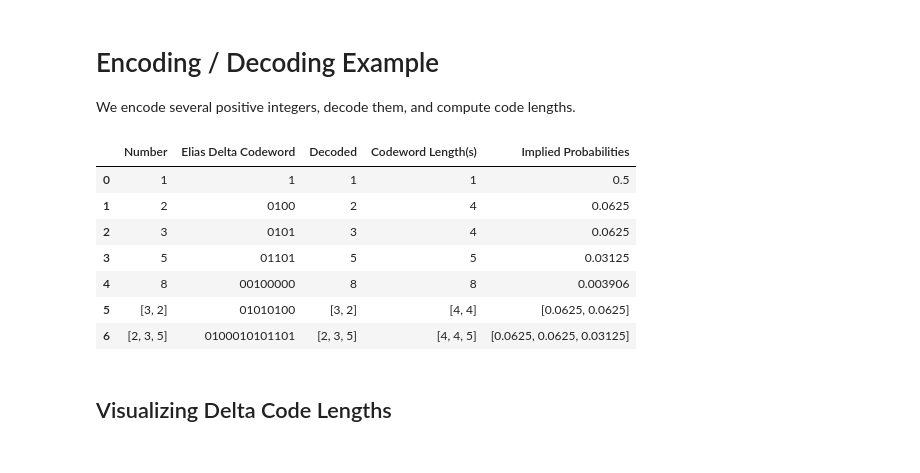
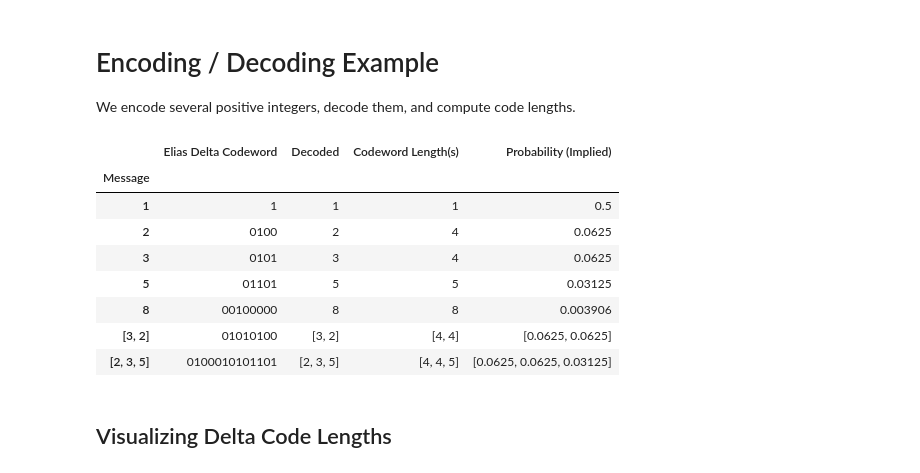
Before and after one commit to jagraves21/mdl-principle, a Jupyter notebook: coding-theory/notebooks/03-elias-delta-code.ipynb, the cells around one changed output. Drawn from its saved outputs; the diff is of its cells as text; code cells hidden in the pictures.

```diff
--- a/coding-theory/notebooks/03-elias-delta-code.ipynb
+++ b/coding-theory/notebooks/03-elias-delta-code.ipynb
@@ -142,28 +142,30 @@ We encode several positive integers, decode them, and compute code lengths.
 # %%
 numbers = [1, 2, 3, 5, 8, [3,2], [2,3,5]]
 encoded = [delta_encode(number) for number in numbers]
 decoded = [delta_decode(code) for code in encoded]
 lengths = [delta_length(number) for number in numbers]
 probs = [delta_implied_probability(number) for number in numbers]
 
 results_df = pd.DataFrame(
-    list(zip(numbers, encoded, decoded, lengths, probs)),
+    list(zip(encoded, decoded, lengths, probs)),
+    index=pd.Index(numbers, name="Message"),
     columns=[
-        "Number", "Elias Delta Codeword", "Decoded", "Codeword Length(s)", "Implied Probabilities"
+        "Elias Delta Codeword", "Decoded", "Codeword Length(s)", "Probability (Implied)"
     ]
 )
 
 with pd.option_context("display.max_rows", None, "display.max_columns", None):
     display(results_df)
 # %% [output]
-|  | Number | Elias Delta Codeword | Decoded | Codeword Length(s) | Implied Probabilities |
-| 0 | 1 | 1 | 1 | 1 | 0.5 |
-| 1 | 2 | 0100 | 2 | 4 | 0.0625 |
-| 2 | 3 | 0101 | 3 | 4 | 0.0625 |
-| 3 | 5 | 01101 | 5 | 5 | 0.03125 |
-| 4 | 8 | 00100000 | 8 | 8 | 0.003906 |
-| 5 | [3, 2] | 01010100 | [3, 2] | [4, 4] | [0.0625, 0.0625] |
-| 6 | [2, 3, 5] | 0100010101101 | [2, 3, 5] | [4, 4, 5] | [0.0625, 0.0625, 0.03125] |
+|  | Elias Delta Codeword | Decoded | Codeword Length(s) | Probability (Implied) |
+| Message |  |  |  |  |
+| 1 | 1 | 1 | 1 | 0.5 |
+| 2 | 0100 | 2 | 4 | 0.0625 |
+| 3 | 0101 | 3 | 4 | 0.0625 |
+| 5 | 01101 | 5 | 5 | 0.03125 |
+| 8 | 00100000 | 8 | 8 | 0.003906 |
+| [3, 2] | 01010100 | [3, 2] | [4, 4] | [0.0625, 0.0625] |
+| [2, 3, 5] | 0100010101101 | [2, 3, 5] | [4, 4, 5] | [0.0625, 0.0625, 0.03125] |
 # %% [markdown]
 ## Visualizing Delta Code Lengths
 # %%
```
Also changed, not shown: 2 other files.
